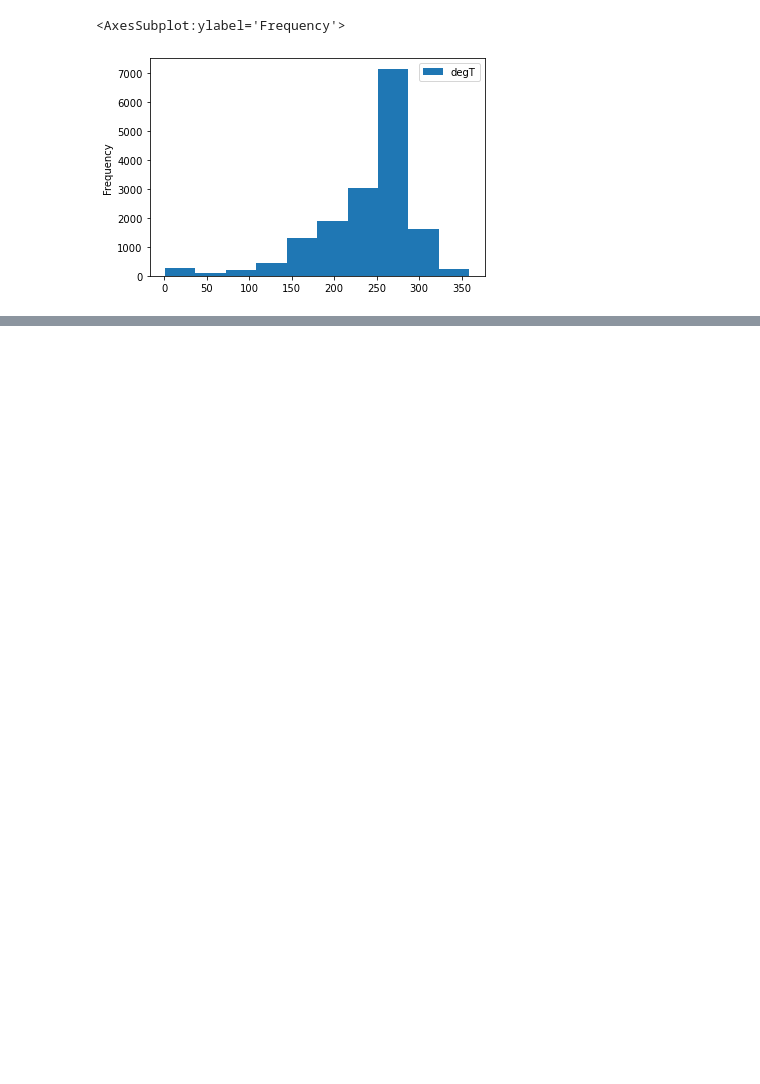
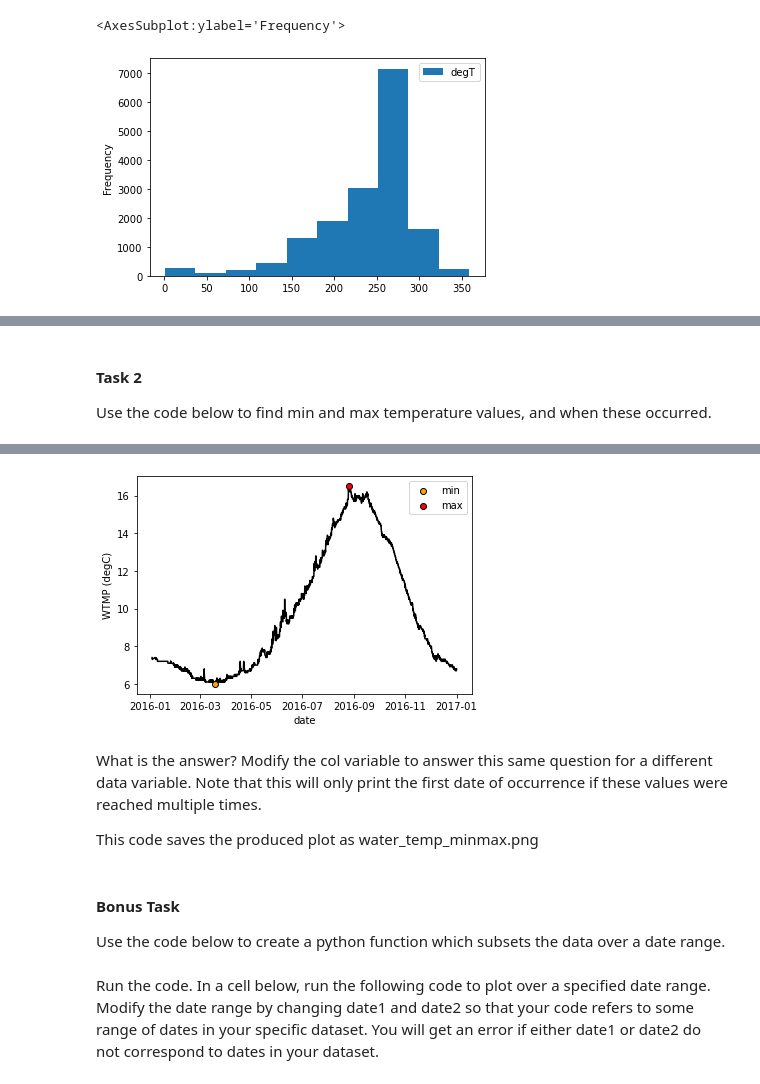
Before and after one commit to mackenziejewell/water-analysis-python-lesson, a Jupyter notebook: content/NDBC_buoy_analysis.ipynb, the cells around one changed output, grey strips where cells are left out. Cells and saved outputs as stored; diff of their text form; code cells hidden in the pictures; blank space fills up the shorter version.

```diff
--- a/content/NDBC_buoy_analysis.ipynb
+++ b/content/NDBC_buoy_analysis.ipynb
@@ -210,3 +264,7 @@ InvalidIndexError: (slice(None, None, None), None)
+# %% [markdown]
+#### Task 2
+
+Use the code below to find min and max temperature values, and when these occurred.
 # %%
 # specify data columm
 col = 'WTMP'
@@ -221,12 +279,15 @@ date_max = df.iloc[df[col].idxmax()].date.values[0]
 
 # print
 print(f"\nmax {col} {min_val} {df[col].columns[0]} occurred on {date_max}")
-print(f"min {col} {min_val} {df[col].columns[0]} occurred on {date_min}\n")
+print(f"min {col} {max_val} {df[col].columns[0]} occurred on {date_min}\n")
 
 # plot the data
-plt.plot(df['date'], df[col], c='black', zorder=-1)
+fig, ax = plt.subplots()
+plt.plot(df['date'], df[col].values, c='black', zorder=-1)
 plt.scatter(date_min, min_val, c='orange', edgecolor='k', label='min');
 plt.scatter(date_max, max_val, c='red', edgecolor='k', label='max');
 plt.xlabel('date')
 plt.ylabel(f'{col} ({df[col].columns[0]})')
 plt.legend();
+fig.savefig('water_temp_minmax.png', dpi=300)
+# %% [output]
@@ -233,3 +296,11 @@ plt.legend();
+[figure, added]
+# %% [markdown]
+What is the answer? Modify the col variable to answer this same question for a different data variable. Note that this will only print the first date of occurrence if these values were reached multiple times.
+
+This code saves the produced plot as water_temp_minmax.png
+# %% [markdown]
+#### Bonus Task
+Use the code below to create a python function which subsets the data over a date range.
 # %%
 # create a function to find index of date in python range
 def subset_by_date(date_i, date_f, df):
@@ -246,6 +317,8 @@ def subset_by_date(date_i, date_f, df):
             indices.append(index)
     print(f'\nsubset data between {date_i} and {date_f}\n')
     return df[indices[0]:indices[1]]
+# %% [markdown]
+Run the code. In a cell below, run the following code to plot over a specified date range. Modify the date range by changing  date1 and date2 so that your code refers to some range of dates in your specific dataset. You will get an error if either date1 or date2 do not correspond to dates in your dataset.
 # %%
 # specify start and end dates of desired date range
 date1 = datetime.datetime(year = 2016, month = 6, day = 1, hour = 1, minute = 28)
```
Also changed, not shown: parts of 16 cells of this notebook, 4 other files.
